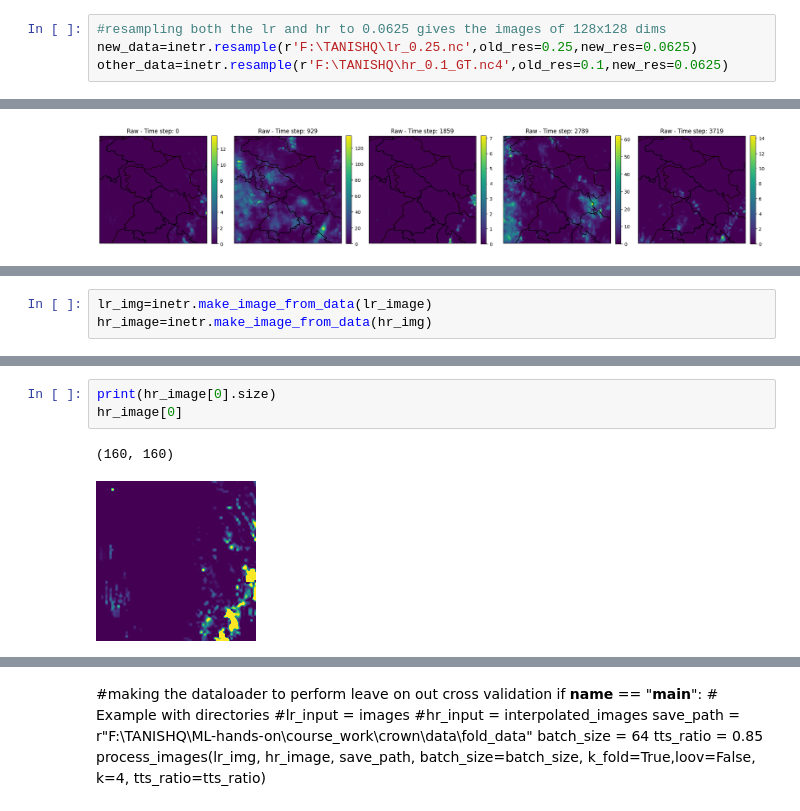
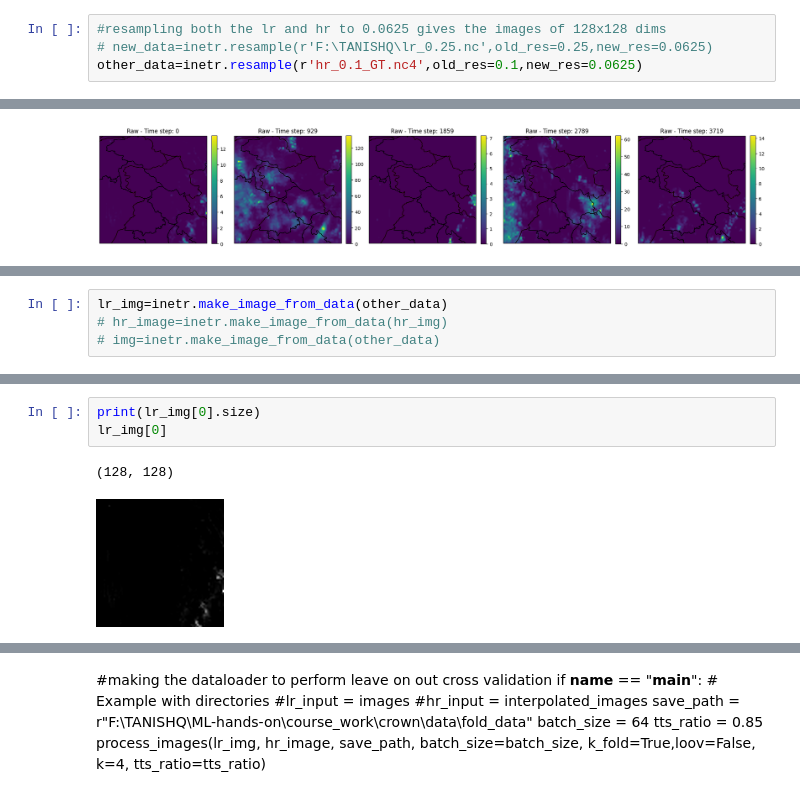
Before and after one commit to sonjaove/IISERB-ML-DL-course, a Jupyter notebook: other imp stuff/checkpoints.ipynb, the cells around one changed output, grey strips where cells are left out. Cells and saved outputs as stored; diff of their text form.

```diff
--- a/other imp stuff/checkpoints.ipynb
+++ b/other imp stuff/checkpoints.ipynb
@@ -108,6 +71,6 @@ Raw data std: 7.690197944641113
 [figure]
 # %%
 #resampling both the lr and hr to 0.0625 gives the images of 128x128 dims
-new_data=inetr.resample(r'F:\TANISHQ\lr_0.25.nc',old_res=0.25,new_res=0.0625)
-other_data=inetr.resample(r'F:\TANISHQ\hr_0.1_GT.nc4',old_res=0.1,new_res=0.0625)
+# new_data=inetr.resample(r'F:\TANISHQ\lr_0.25.nc',old_res=0.25,new_res=0.0625)
+other_data=inetr.resample(r'hr_0.1_GT.nc4',old_res=0.1,new_res=0.0625)
 # %% [output]
@@ -151,6 +133,7 @@ Raw data std: 7.646714687347412
 # %%
-lr_img=inetr.make_image_from_data(lr_image)
-hr_image=inetr.make_image_from_data(hr_img)
+lr_img=inetr.make_image_from_data(other_data)
+# hr_image=inetr.make_image_from_data(hr_img)
+# img=inetr.make_image_from_data(other_data)
 # %%
 print(lr_img[0].resize((lr_img[0].width * 4, lr_img[0].height * 4), resample=Image.NEAREST).size)
 lr_img[0].resize((lr_img[0].width * 4, lr_img[0].height * 4), resample=Image.NEAREST)
@@ -160,8 +143,8 @@ lr_img[0].resize((lr_img[0].width * 4, lr_img[0].height * 4), resample=Image.NEA
 # %%
-print(hr_image[0].size)
-hr_image[0]
+print(lr_img[0].size)
+lr_img[0]
 # %% [output]
-(160, 160)
+(128, 128)
-[figure, old version]
+[figure, new version]
 # %%
 lr_img_resized = [x.resize((x.width * 4, x.height * 4), resample=Image.NEAREST) for x in lr_img]
```
Also changed, not shown: parts of 36 cells of this notebook.
